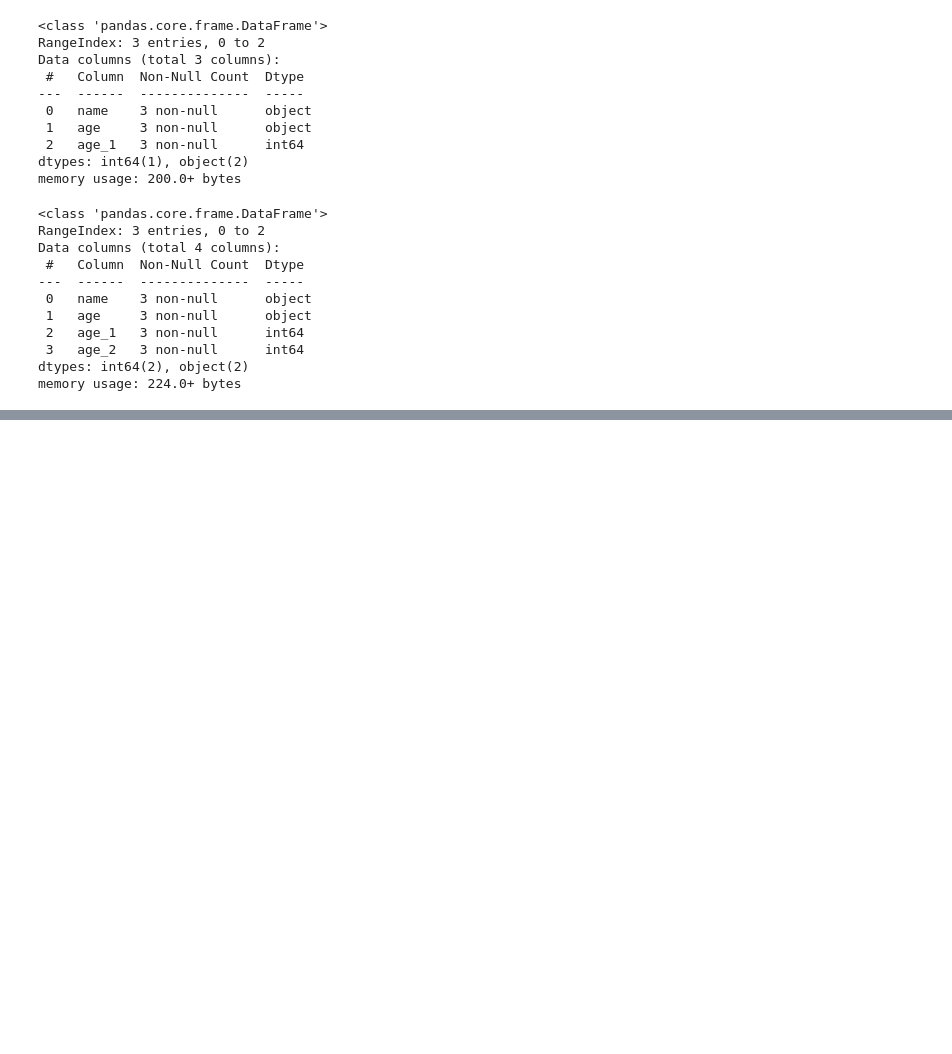
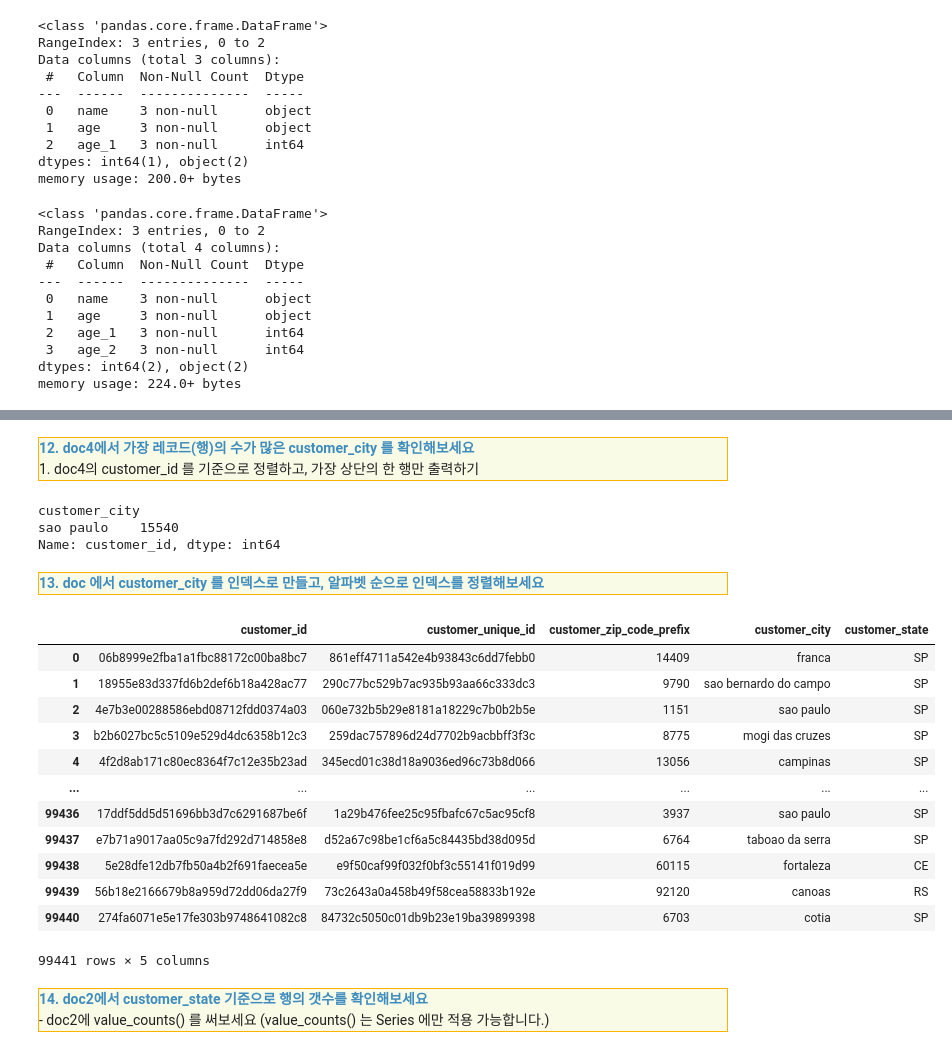
Before and after one commit to jinkyungpark/python_science, a Jupyter notebook: pandas/주요로직.ipynb, the cells around one changed output, grey strips where cells are left out. Cells and saved outputs as stored; diff of their text form; code cells hidden in the pictures; blank space fills up the shorter version.

Commit message:
pandas

```diff
--- a/pandas/주요로직.ipynb
+++ b/pandas/주요로직.ipynb
@@ -57,0 +138,5 @@ memory usage: 224.0+ bytes
+# %%
+import pandas as pd
+
+df = pd.read_csv("../data/shop/olist_customers_dataset.csv", encoding="utf-8-sig")
+df.head()
@@ -57,0 +304,37 @@ memory usage: 224.0+ bytes
+# %% [markdown]
+<div class="alert alert-block" style="border: 1px solid #FFB300;background-color:#F9FBE7;">
+<font size="2em" style="font-weight:bold;color:#3f8dbf;">12. doc4에서 가장 레코드(행)의 수가 많은 customer_city 를 확인해보세요</font><br>
+    1. doc4의 customer_id 를 기준으로 정렬하고, 가장 상단의 한 행만 출력하기<br>
+</div>
+# %%
+df4["customer_id"].sort_values(ascending=False).head(1)
+# %% [output]
+customer_city
+sao paulo    15540
+Name: customer_id, dtype: int64
+# %% [markdown]
+<div class="alert alert-block" style="border: 1px solid #FFB300;background-color:#F9FBE7;">
+<font size="2em" style="font-weight:bold;color:#3f8dbf;">13. doc 에서 customer_city 를 인덱스로 만들고, 알파벳 순으로 인덱스를 정렬해보세요</font><br>
+</div>
+# %%
+# df = df.set_index("customer_city")  # 두 번째 실행할 때분터 에러남
+df.sort_index()
+# %% [output]
+|  | customer_id | customer_unique_id | customer_zip_code_prefix | customer_city | customer_state |
+| 0 | 06b8999e2fba1a1fbc88172c00ba8bc7 | 861eff4711a542e4b93843c6dd7febb0 | 14409 | franca | SP |
+| 1 | 18955e83d337fd6b2def6b18a428ac77 | 290c77bc529b7ac935b93aa66c333dc3 | 9790 | sao bernardo do campo | SP |
+| 2 | 4e7b3e00288586ebd08712fdd0374a03 | 060e732b5b29e8181a18229c7b0b2b5e | 1151 | sao paulo | SP |
+| 3 | b2b6027bc5c5109e529d4dc6358b12c3 | 259dac757896d24d7702b9acbbff3f3c | 8775 | mogi das cruzes | SP |
+| 4 | 4f2d8ab171c80ec8364f7c12e35b23ad | 345ecd01c38d18a9036ed96c73b8d066 | 13056 | campinas | SP |
+| ... | ... | ... | ... | ... | ... |
+| 99436 | 17ddf5dd5d51696bb3d7c6291687be6f | 1a29b476fee25c95fbafc67c5ac95cf8 | 3937 | sao paulo | SP |
+| 99437 | e7b71a9017aa05c9a7fd292d714858e8 | d52a67c98be1cf6a5c84435bd38d095d | 6764 | taboao da serra | SP |
+| 99438 | 5e28dfe12db7fb50a4b2f691faecea5e | e9f50caf99f032f0bf3c55141f019d99 | 60115 | fortaleza | CE |
+| 99439 | 56b18e2166679b8a959d72dd06da27f9 | 73c2643a0a458b49f58cea58833b192e | 92120 | canoas | RS |
+| 99440 | 274fa6071e5e17fe303b9748641082c8 | 84732c5050c01db9b23e19ba39899398 | 6703 | cotia | SP |
+99441 rows × 5 columns
+# %% [markdown]
+<div class="alert alert-block" style="border: 1px solid #FFB300;background-color:#F9FBE7;">
+<font size="2em" style="font-weight:bold;color:#3f8dbf;">14.  doc2에서 customer_state 기준으로 행의 갯수를 확인해보세요</font><br>
+   - doc2에 value_counts() 를 써보세요 (value_counts() 는 Series 에만 적용 가능합니다.) <br>
+</div>
```
Also changed, not shown: parts of 56 cells of this notebook, 7 other files.
